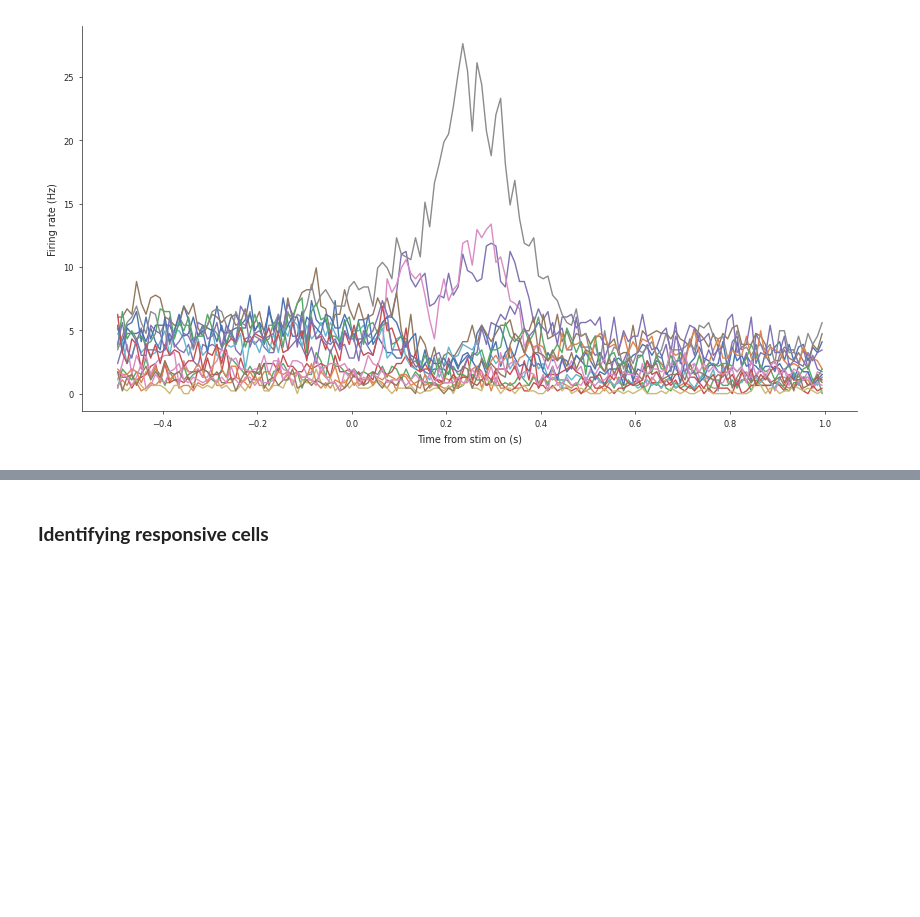
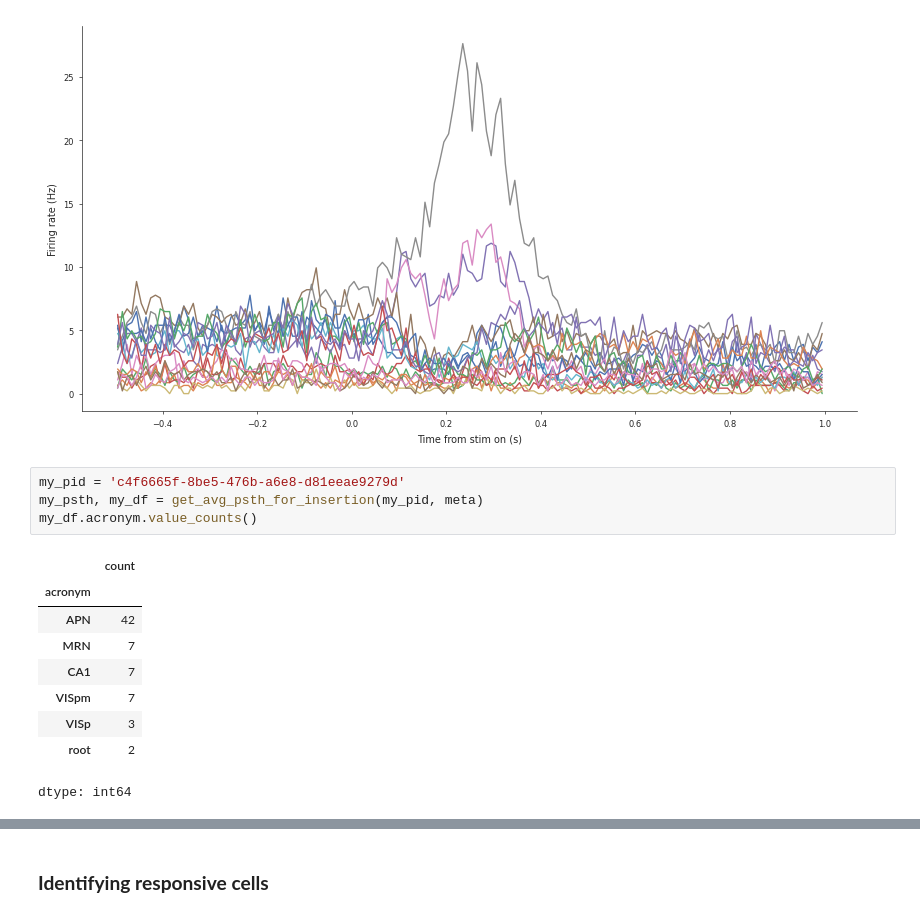
Before and after one commit to Its-Fate/IBL-Project, a Jupyter notebook: projects/neurons/IBL_BWM_Neuromatch_tutorial.ipynb, the cells around one changed output, grey strips where cells are left out. Cells and saved outputs as stored; diff of their text form; blank space fills up the shorter version.

```diff
--- a/projects/neurons/IBL_BWM_Neuromatch_tutorial.ipynb
+++ b/projects/neurons/IBL_BWM_Neuromatch_tutorial.ipynb
@@ -596,3 +625,17 @@ ax.set_ylabel('Firing rate (Hz)')
 # %% [output]
 Text(0, 0.5, 'Firing rate (Hz)')
 [figure]
+# %%
+my_pid = 'c4f6665f-8be5-476b-a6e8-d81eeae9279d'
+my_psth, my_df = get_avg_psth_for_insertion(my_pid, meta)
+my_df.acronym.value_counts()
+# %% [output]
+|  | count |
+| acronym |  |
+| APN | 42 |
+| MRN | 7 |
+| CA1 | 7 |
+| VISpm | 7 |
+| VISp | 3 |
+| root | 2 |
+dtype: int64
```
Also changed, not shown: parts of 9 cells of this notebook.
